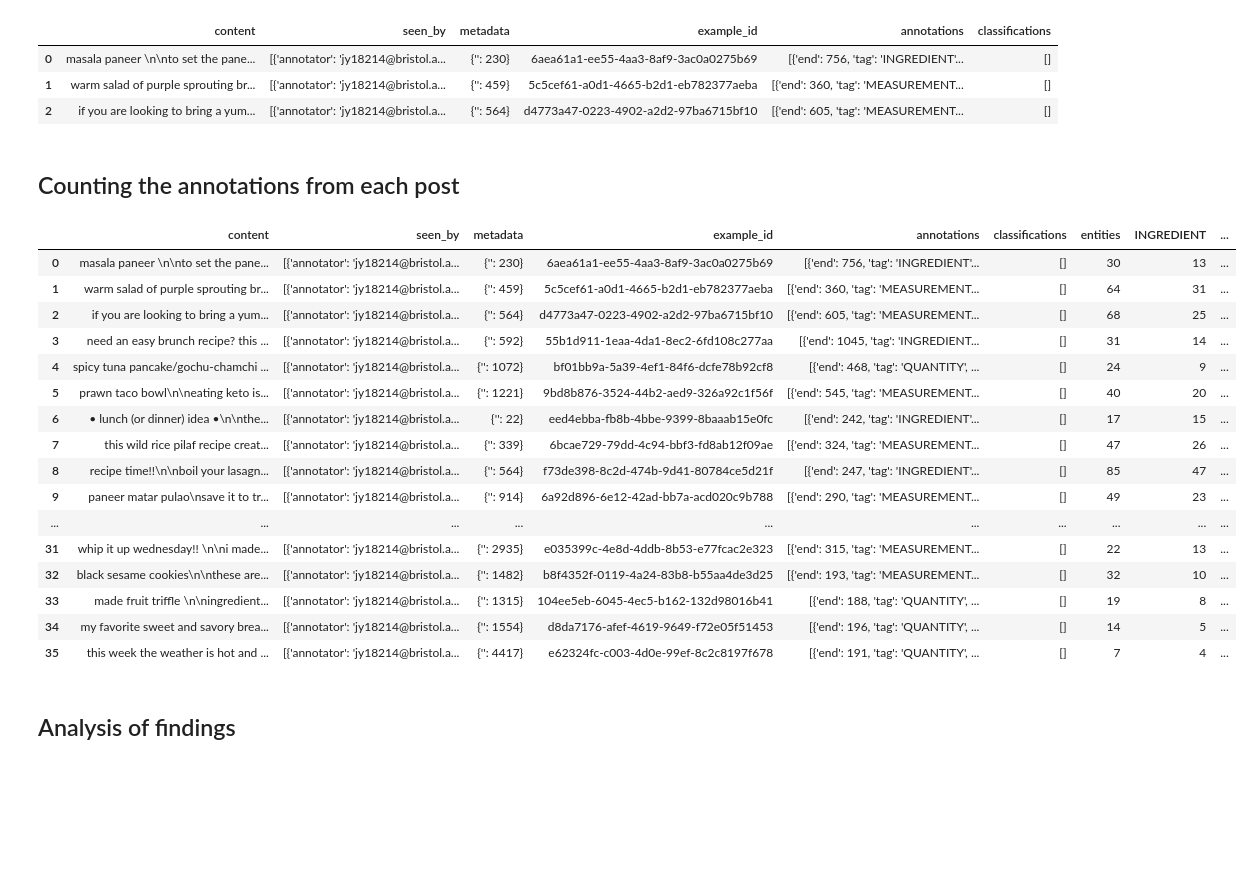
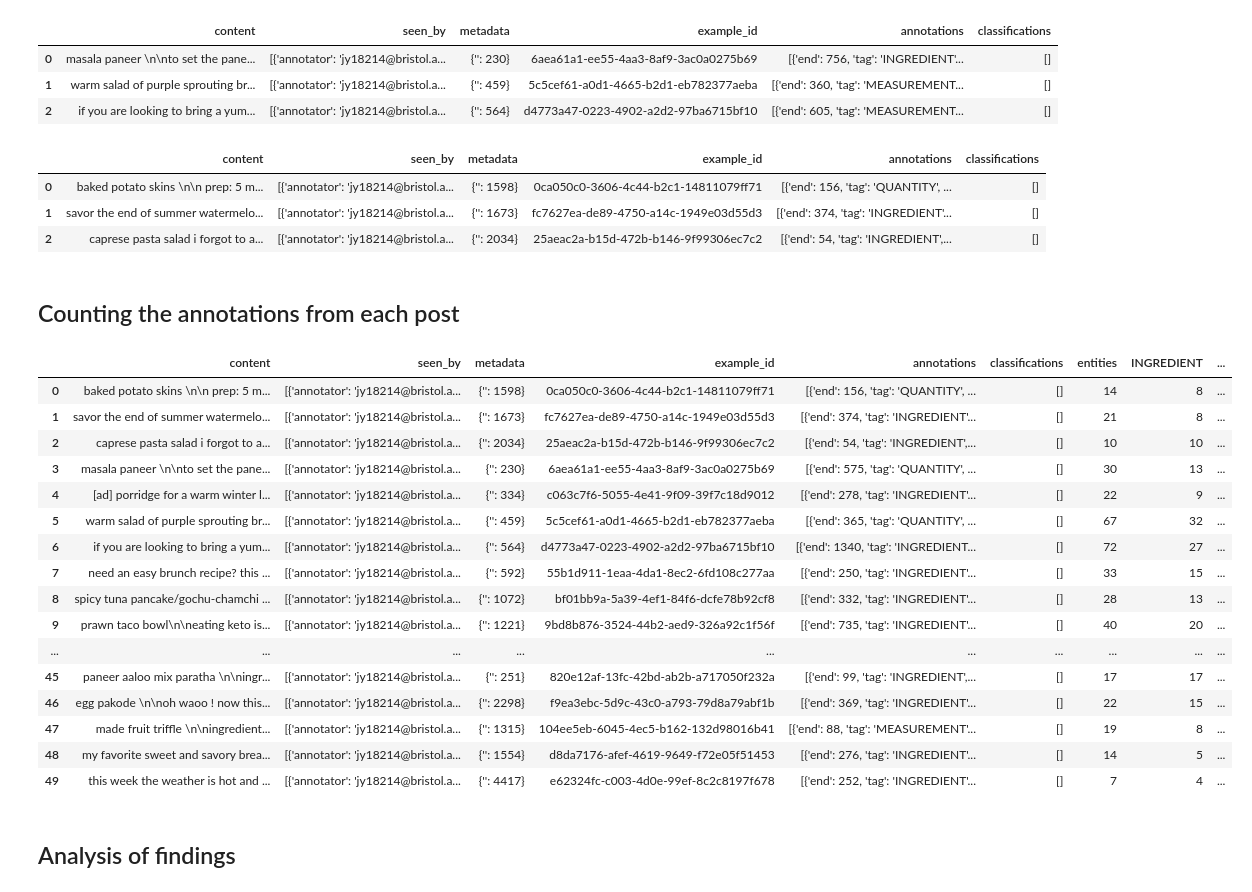
Before and after one commit to maxkirwan/nutrition-insta, a Jupyter notebook: Recipe Classification/NER tagger on preprocessed data/annotation_statistics.ipynb, the cells around one changed output. Cells and saved outputs as stored; diff of their text form; code cells hidden in the pictures; blank space fills up the shorter version.

```diff
--- a/Recipe Classification/NER tagger on preprocessed data/annotation_statistics.ipynb
+++ b/Recipe Classification/NER tagger on preprocessed data/annotation_statistics.ipynb
@@ -27,6 +27,14 @@ annotations.head(3)
 | 0 | masala paneer \n\nto set the pane... | [{'annotator': 'jy18214@bristol.a... | {'': 230} | 6aea61a1-ee55-4aa3-8af9-3ac0a0275b69 | [{'end': 756, 'tag': 'INGREDIENT'... | [] |
 | 1 | warm salad of purple sprouting br... | [{'annotator': 'jy18214@bristol.a... | {'': 459} | 5c5cef61-a0d1-4665-b2d1-eb782377aeba | [{'end': 360, 'tag': 'MEASUREMENT... | [] |
 | 2 | if you are looking to bring a yum... | [{'annotator': 'jy18214@bristol.a... | {'': 564} | d4773a47-0223-4902-a2d2-97ba6715bf10 | [{'end': 605, 'tag': 'MEASUREMENT... | [] |
+# %%
+TEST_DATA = load_json_to_df('ingredient-tagger_annotations_2.json')
+TEST_DATA.head(3)
+# %% [output]
+|  | content | seen_by | metadata | example_id | annotations | classifications |
+| 0 | baked potato skins \n\n prep: 5 m... | [{'annotator': 'jy18214@bristol.a... | {'': 1598} | 0ca050c0-3606-4c44-b2c1-14811079ff71 | [{'end': 156, 'tag': 'QUANTITY', ... | [] |
+| 1 | savor the end of summer watermelo... | [{'annotator': 'jy18214@bristol.a... | {'': 1673} | fc7627ea-de89-4750-a14c-1949e03d55d3 | [{'end': 374, 'tag': 'INGREDIENT'... | [] |
+| 2 | caprese pasta salad i forgot to a... | [{'annotator': 'jy18214@bristol.a... | {'': 2034} | 25aeac2a-b15d-472b-b146-9f99306ec7c2 | [{'end': 54, 'tag': 'INGREDIENT',... | [] |
 # %% [markdown]
 ## Counting the annotations from each post
 # %%
@@ -51,27 +59,28 @@ def count_annotations(annotations_list):
 
     return pd.Series([num_entities, num_INGREDIENT, num_MEASUREMENT, num_QUANTITY])
 # %%
-annotations[['entities', 'INGREDIENT', 'MEASUREMENT', 'QUANTITY']] = annotations['annotations'].apply(count_annotations)
+TRAIN_DATA[['entities', 'INGREDIENT', 'MEASUREMENT', 'QUANTITY']] = TRAIN_DATA['annotations'].apply(count_annotations)
+TEST_DATA[['entities', 'INGREDIENT', 'MEASUREMENT', 'QUANTITY']] = TEST_DATA['annotations'].apply(count_annotations)
 # %%
-annotations
+TEST_DATA
 # %% [output]
 |  | content | seen_by | metadata | example_id | annotations | classifications | entities | INGREDIENT | ... |
-| 0 | masala paneer \n\nto set the pane... | [{'annotator': 'jy18214@bristol.a... | {'': 230} | 6aea61a1-ee55-4aa3-8af9-3ac0a0275b69 | [{'end': 756, 'tag': 'INGREDIENT'... | [] | 30 | 13 | ... |
-| 1 | warm salad of purple sprouting br... | [{'annotator': 'jy18214@bristol.a... | {'': 459} | 5c5cef61-a0d1-4665-b2d1-eb782377aeba | [{'end': 360, 'tag': 'MEASUREMENT... | [] | 64 | 31 | ... |
-| 2 | if you are looking to bring a yum... | [{'annotator': 'jy18214@bristol.a... | {'': 564} | d4773a47-0223-4902-a2d2-97ba6715bf10 | [{'end': 605, 'tag': 'MEASUREMENT... | [] | 68 | 25 | ... |
-| 3 | need an easy brunch recipe? this ... | [{'annotator': 'jy18214@bristol.a... | {'': 592} | 55b1d911-1eaa-4da1-8ec2-6fd108c277aa | [{'end': 1045, 'tag': 'INGREDIENT... | [] | 31 | 14 | ... |
-| 4 | spicy tuna pancake/gochu-chamchi ... | [{'annotator': 'jy18214@bristol.a... | {'': 1072} | bf01bb9a-5a39-4ef1-84f6-dcfe78b92cf8 | [{'end': 468, 'tag': 'QUANTITY', ... | [] | 24 | 9 | ... |
-| 5 | prawn taco bowl\n\neating keto is... | [{'annotator': 'jy18214@bristol.a... | {'': 1221} | 9bd8b876-3524-44b2-aed9-326a92c1f56f | [{'end': 545, 'tag': 'MEASUREMENT... | [] | 40 | 20 | ... |
-| 6 | • lunch (or dinner) idea •\n\nthe... | [{'annotator': 'jy18214@bristol.a... | {'': 22} | eed4ebba-fb8b-4bbe-9399-8baaab15e0fc | [{'end': 242, 'tag': 'INGREDIENT'... | [] | 17 | 15 | ... |
-| 7 | this wild rice pilaf recipe creat... | [{'annotator': 'jy18214@bristol.a... | {'': 339} | 6bcae729-79dd-4c94-bbf3-fd8ab12f09ae | [{'end': 324, 'tag': 'MEASUREMENT... | [] | 47 | 26 | ... |
-| 8 | recipe time!!\n\nboil your lasagn... | [{'annotator': 'jy18214@bristol.a... | {'': 564} | f73de398-8c2d-474b-9d41-80784ce5d21f | [{'end': 247, 'tag': 'INGREDIENT'... | [] | 85 | 47 | ... |
-| 9 | paneer matar pulao\nsave it to tr... | [{'annotator': 'jy18214@bristol.a... | {'': 914} | 6a92d896-6e12-42ad-bb7a-acd020c9b788 | [{'end': 290, 'tag': 'MEASUREMENT... | [] | 49 | 23 | ... |
+| 0 | baked potato skins \n\n prep: 5 m... | [{'annotator': 'jy18214@bristol.a... | {'': 1598} | 0ca050c0-3606-4c44-b2c1-14811079ff71 | [{'end': 156, 'tag': 'QUANTITY', ... | [] | 14 | 8 | ... |
+| 1 | savor the end of summer watermelo... | [{'annotator': 'jy18214@bristol.a... | {'': 1673} | fc7627ea-de89-4750-a14c-1949e03d55d3 | [{'end': 374, 'tag': 'INGREDIENT'... | [] | 21 | 8 | ... |
+| 2 | caprese pasta salad i forgot to a... | [{'annotator': 'jy18214@bristol.a... | {'': 2034} | 25aeac2a-b15d-472b-b146-9f99306ec7c2 | [{'end': 54, 'tag': 'INGREDIENT',... | [] | 10 | 10 | ... |
+| 3 | masala paneer \n\nto set the pane... | [{'annotator': 'jy18214@bristol.a... | {'': 230} | 6aea61a1-ee55-4aa3-8af9-3ac0a0275b69 | [{'end': 575, 'tag': 'QUANTITY', ... | [] | 30 | 13 | ... |
+| 4 | [ad] porridge for a warm winter l... | [{'annotator': 'jy18214@bristol.a... | {'': 334} | c063c7f6-5055-4e41-9f09-39f7c18d9012 | [{'end': 278, 'tag': 'INGREDIENT'... | [] | 22 | 9 | ... |
+| 5 | warm salad of purple sprouting br... | [{'annotator': 'jy18214@bristol.a... | {'': 459} | 5c5cef61-a0d1-4665-b2d1-eb782377aeba | [{'end': 365, 'tag': 'QUANTITY', ... | [] | 67 | 32 | ... |
+| 6 | if you are looking to bring a yum... | [{'annotator': 'jy18214@bristol.a... | {'': 564} | d4773a47-0223-4902-a2d2-97ba6715bf10 | [{'end': 1340, 'tag': 'INGREDIENT... | [] | 72 | 27 | ... |
+| 7 | need an easy brunch recipe? this ... | [{'annotator': 'jy18214@bristol.a... | {'': 592} | 55b1d911-1eaa-4da1-8ec2-6fd108c277aa | [{'end': 250, 'tag': 'INGREDIENT'... | [] | 33 | 15 | ... |
+| 8 | spicy tuna pancake/gochu-chamchi ... | [{'annotator': 'jy18214@bristol.a... | {'': 1072} | bf01bb9a-5a39-4ef1-84f6-dcfe78b92cf8 | [{'end': 332, 'tag': 'INGREDIENT'... | [] | 28 | 13 | ... |
+| 9 | prawn taco bowl\n\neating keto is... | [{'annotator': 'jy18214@bristol.a... | {'': 1221} | 9bd8b876-3524-44b2-aed9-326a92c1f56f | [{'end': 735, 'tag': 'INGREDIENT'... | [] | 40 | 20 | ... |
 | ... | ... | ... | ... | ... | ... | ... | ... | ... | ... |
-| 31 | whip it up wednesday!! \n\ni made... | [{'annotator': 'jy18214@bristol.a... | {'': 2935} | e035399c-4e8d-4ddb-8b53-e77fcac2e323 | [{'end': 315, 'tag': 'MEASUREMENT... | [] | 22 | 13 | ... |
-| 32 | black sesame cookies\n\nthese are... | [{'annotator': 'jy18214@bristol.a... | {'': 1482} | b8f4352f-0119-4a24-83b8-b55aa4de3d25 | [{'end': 193, 'tag': 'MEASUREMENT... | [] | 32 | 10 | ... |
-| 33 | made fruit triffle \n\ningredient... | [{'annotator': 'jy18214@bristol.a... | {'': 1315} | 104ee5eb-6045-4ec5-b162-132d98016b41 | [{'end': 188, 'tag': 'QUANTITY', ... | [] | 19 | 8 | ... |
-| 34 | my favorite sweet and savory brea... | [{'annotator': 'jy18214@bristol.a... | {'': 1554} | d8da7176-afef-4619-9649-f72e05f51453 | [{'end': 196, 'tag': 'QUANTITY', ... | [] | 14 | 5 | ... |
-| 35 | this week the weather is hot and ... | [{'annotator': 'jy18214@bristol.a... | {'': 4417} | e62324fc-c003-4d0e-99ef-8c2c8197f678 | [{'end': 191, 'tag': 'QUANTITY', ... | [] | 7 | 4 | ... |
+| 45 | paneer aaloo mix paratha \n\ningr... | [{'annotator': 'jy18214@bristol.a... | {'': 251} | 820e12af-13fc-42bd-ab2b-a717050f232a | [{'end': 99, 'tag': 'INGREDIENT',... | [] | 17 | 17 | ... |
+| 46 | egg pakode \n\noh waoo ! now this... | [{'annotator': 'jy18214@bristol.a... | {'': 2298} | f9ea3ebc-5d9c-43c0-a793-79d8a79abf1b | [{'end': 369, 'tag': 'INGREDIENT'... | [] | 22 | 15 | ... |
+| 47 | made fruit triffle \n\ningredient... | [{'annotator': 'jy18214@bristol.a... | {'': 1315} | 104ee5eb-6045-4ec5-b162-132d98016b41 | [{'end': 88, 'tag': 'MEASUREMENT'... | [] | 19 | 8 | ... |
+| 48 | my favorite sweet and savory brea... | [{'annotator': 'jy18214@bristol.a... | {'': 1554} | d8da7176-afef-4619-9649-f72e05f51453 | [{'end': 276, 'tag': 'INGREDIENT'... | [] | 14 | 5 | ... |
+| 49 | this week the weather is hot and ... | [{'annotator': 'jy18214@bristol.a... | {'': 4417} | e62324fc-c003-4d0e-99ef-8c2c8197f678 | [{'end': 252, 'tag': 'INGREDIENT'... | [] | 7 | 4 | ... |
 # %% [markdown]
 ## Analysis of findings
 # %%
```
Also changed, not shown: parts of 13 cells of this notebook, 1 other file.
